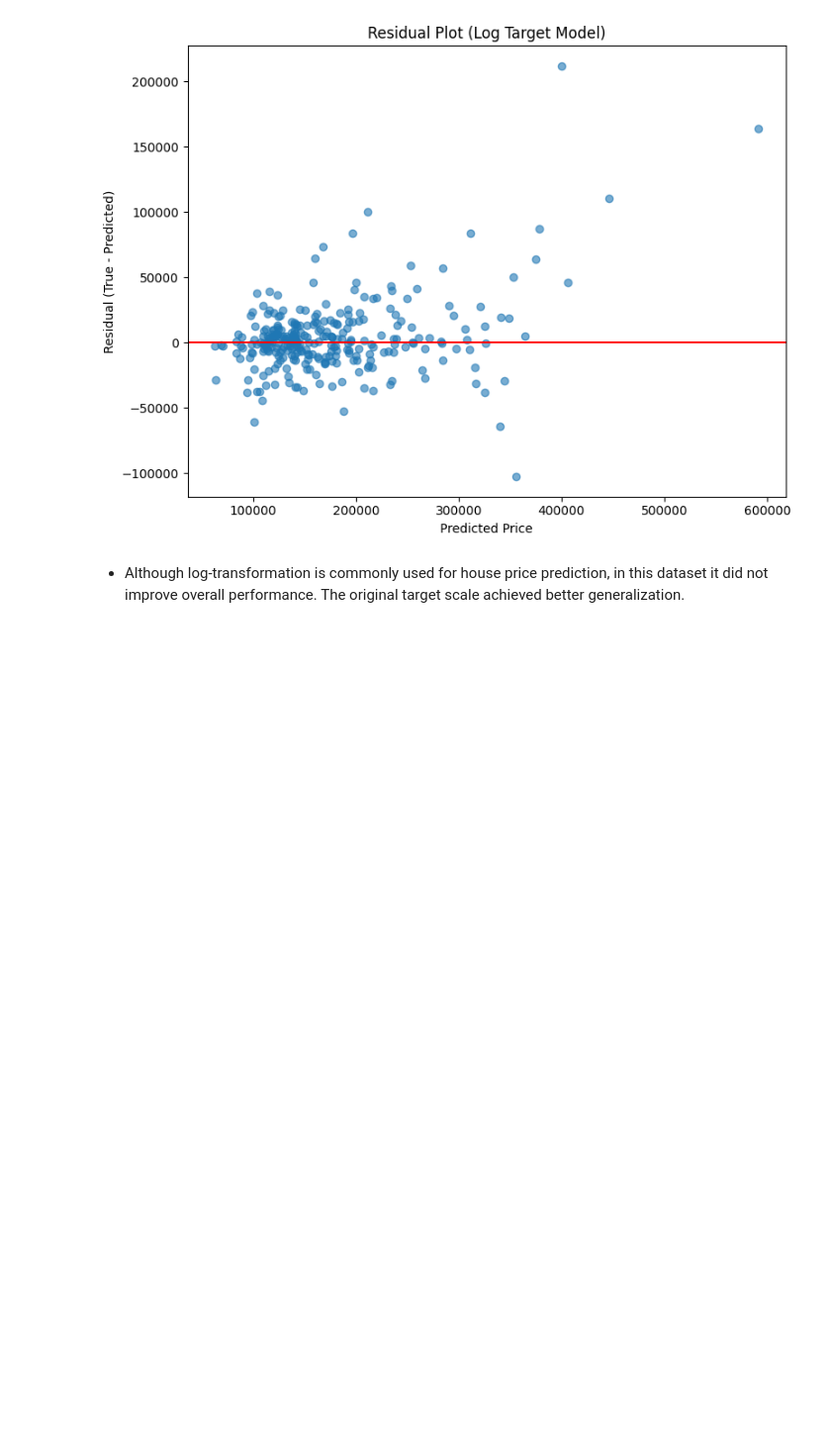
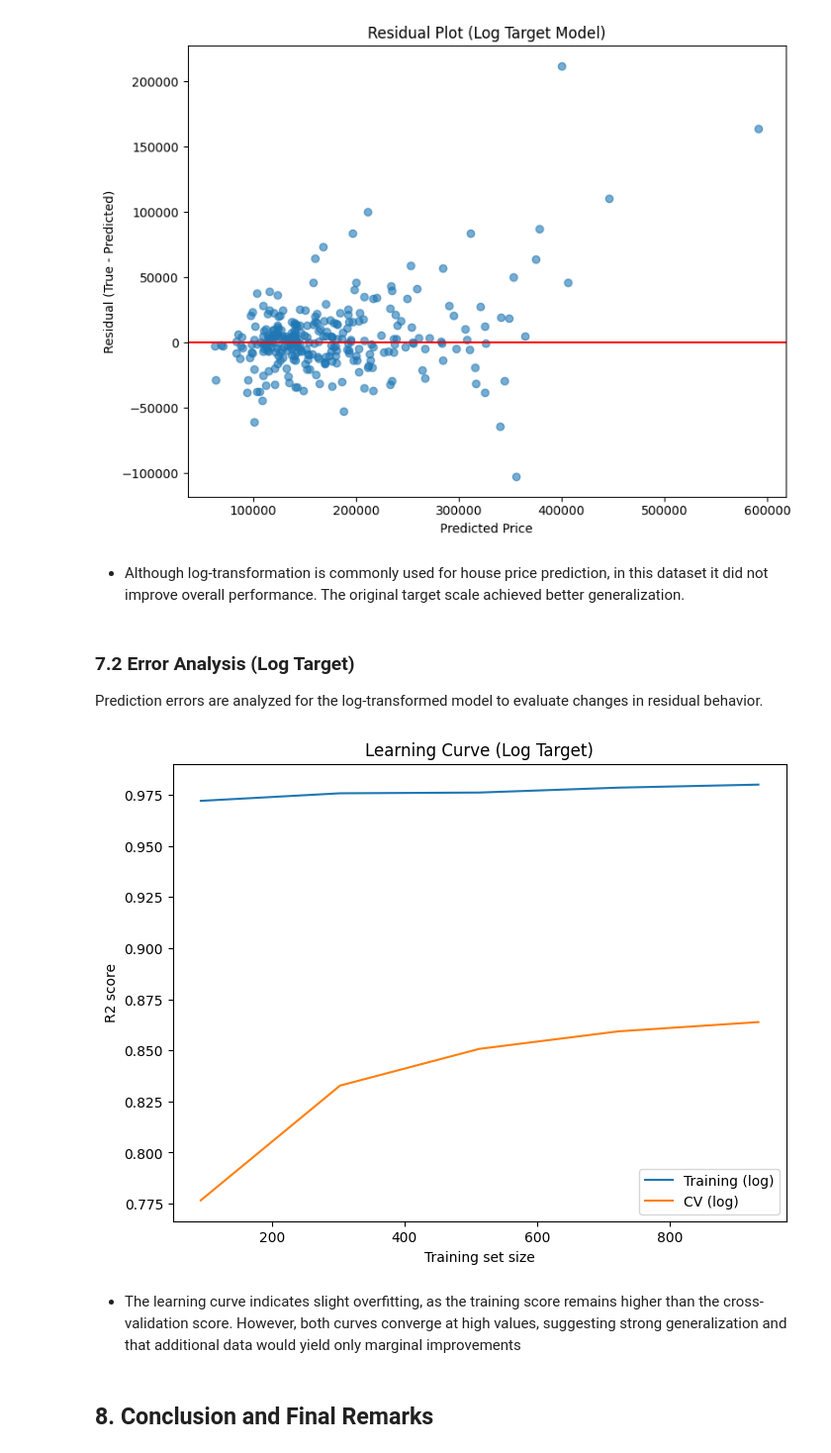
Before and after one commit to senemyilmaz/house-price-prediction, a Jupyter notebook: House_Price_Prediction.ipynb, the cells around one changed output. Shown at 99% size. Saved outputs shown, nothing was run; the diff lists cells and outputs as text; code cells hidden in the pictures; blank space fills up the shorter version.

Commit message:
Add final conclusion and remarks

```diff
--- a/House_Price_Prediction.ipynb
+++ b/House_Price_Prediction.ipynb
@@ -539,3 +539,34 @@ plt.show()
 # %% [markdown]
 * Although log-transformation is commonly used for house price prediction, in this dataset it did not improve overall performance.
 The original target scale achieved better generalization.
+# %% [markdown]
+### 7.2 Error Analysis (Log Target)
+
+Prediction errors are analyzed for the log-transformed model to evaluate changes in residual behavior.
+# %%
+
+train_sizes, train_scores_log, test_scores_log = learning_curve(
+    rf_model_log,       # log hedefle eğitilmiş model
+    X_train_sel,
+    y_train_log,        # LOG hedef
+    cv=5,
+    scoring="r2"
+)
+
+train_mean_log = np.mean(train_scores_log, axis=1)
+test_mean_log  = np.mean(test_scores_log, axis=1)
+
+plt.figure(figsize=(8,6))
+plt.plot(train_sizes, train_mean_log, label="Training (log)")
+plt.plot(train_sizes, test_mean_log, label="CV (log)")
+plt.xlabel("Training set size")
+plt.ylabel("R2 score")
+plt.title("Learning Curve (Log Target)")
+plt.legend()
+plt.show()
+# %% [output]
+[figure, added]
+# %% [markdown]
+* The learning curve indicates slight overfitting, as the training score remains higher than the cross-validation score. However, both curves converge at high values, suggesting strong generalization and that additional data would yield only marginal improvements
+# %% [markdown]
+## 8. Conclusion and Final Remarks
```
Also changed, not shown: parts of 1 cell of this notebook.
